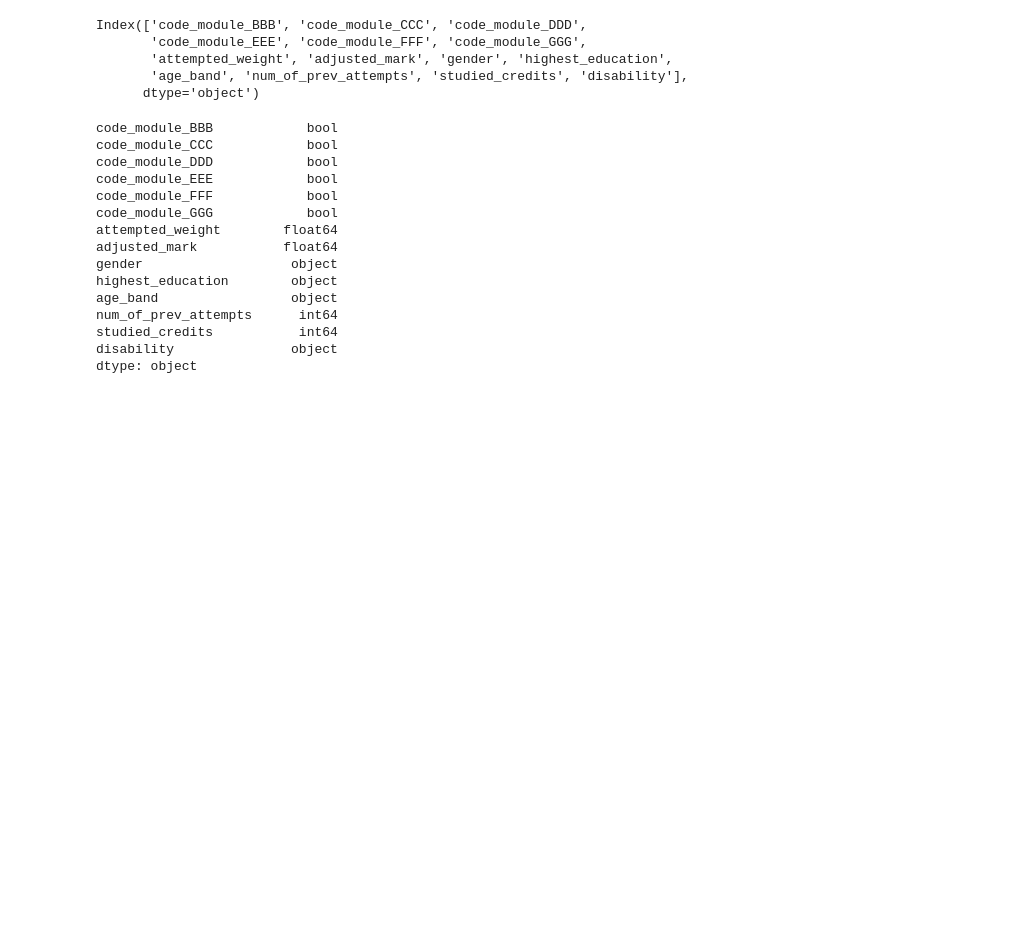
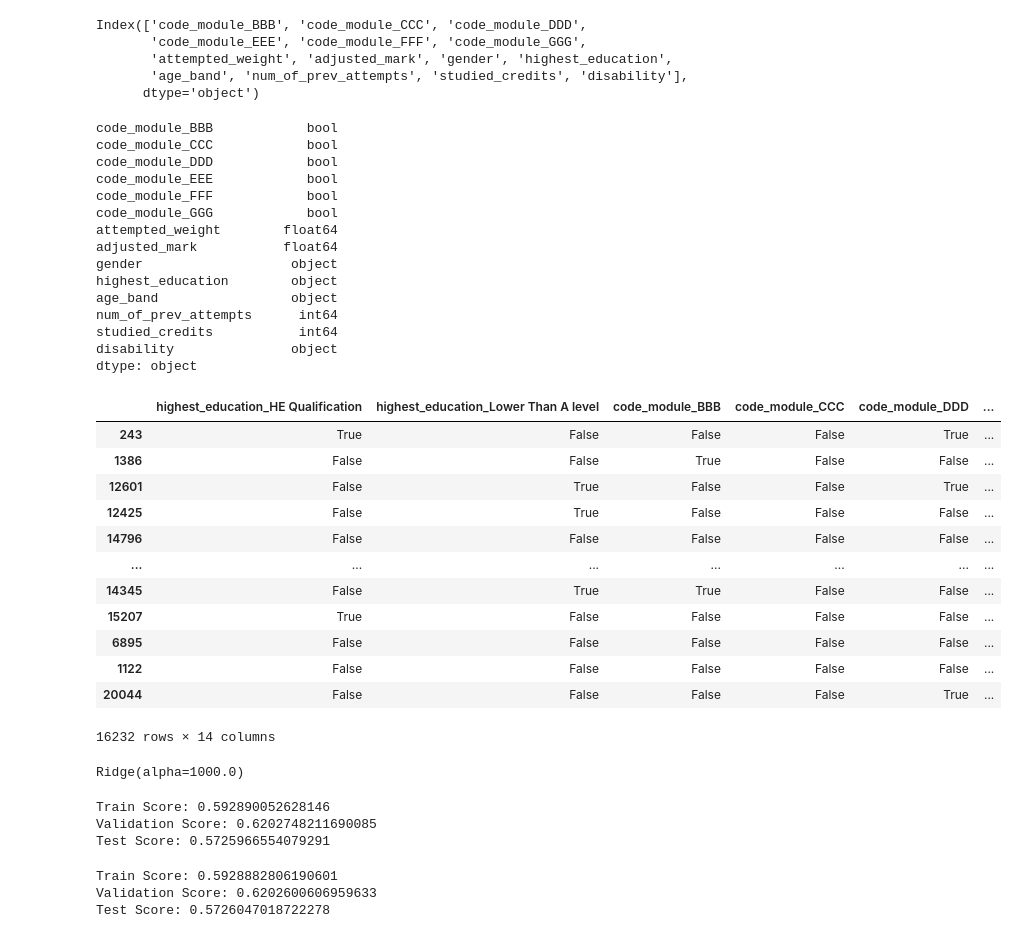
Before and after one commit to unknown-eps/bayesian_project, a Jupyter notebook: regression_task.ipynb, the cells around one changed output. Cells and saved outputs as stored; diff of their text form; code cells hidden in the pictures; blank space fills up the shorter version.

```diff
--- a/regression_task.ipynb
+++ b/regression_task.ipynb
@@ -103,0 +96,16 @@ ordinal_modules = ['attempted_weight','num_of_prev_attempts','studied_credits']
+# %%
+scale_dict = {}
+for col in ordinal_modules:
+    scale_dict[col] = MinMaxScaler()
+    df[col] = scale_dict[col].fit_transform(df[[col]])
+# %%
+df.loc[:,'gender'] = df['gender'].apply(lambda x: 1 if x=='M' else 0)
+df.loc[:,'disability'] = df['disability'].apply(lambda x: 1 if x=='Y' else 0)
+df.loc[:,'age_band'] = df['age_band'].apply(lambda x: 0 if x=='0-35' else 1)
+# %%
+X = df.drop(['adjusted_mark'], axis=1)
+y = df['adjusted_mark']
+# %%
+from sklearn.model_selection import train_test_split
+X_train, X_test, y_train, y_test = train_test_split(X, y, test_size=0.2, random_state=42)
+X_val, X_test, y_val, y_test = train_test_split(X_test, y_test, test_size=0.5, random_state=42)
@@ -103,0 +115,16 @@ ordinal_modules = ['attempted_weight','num_of_prev_attempts','studied_credits']
+# %%
+X_train
+# %% [output]
+|  | highest_education_HE Qualification | highest_education_Lower Than A level | code_module_BBB | code_module_CCC | code_module_DDD | ... |
+| 243 | True | False | False | False | True | ... |
+| 1386 | False | False | True | False | False | ... |
+| 12601 | False | True | False | False | True | ... |
+| 12425 | False | True | False | False | False | ... |
+| 14796 | False | False | False | False | False | ... |
+| ... | ... | ... | ... | ... | ... | ... |
+| 14345 | False | True | True | False | False | ... |
+| 15207 | True | False | False | False | False | ... |
+| 6895 | False | False | False | False | False | ... |
+| 1122 | False | False | False | False | False | ... |
+| 20044 | False | False | False | False | True | ... |
+16232 rows × 14 columns
@@ -103,0 +137,22 @@ ordinal_modules = ['attempted_weight','num_of_prev_attempts','studied_credits']
+# %%
+model1.fit(X_train, y_train)
+model2.fit(X_train, y_train)
+model3.fit(X_train, y_train)
+# %% [output]
+Ridge(alpha=1000.0)
+# %%
+print("Train Score:", model1.score(X_train, y_train))
+print("Validation Score:", model1.score(X_val, y_val))
+print("Test Score:", model1.score(X_test, y_test))
+# %% [output]
+Train Score: 0.592890052628146
+Validation Score: 0.6202748211690085
+Test Score: 0.5725966554079291
+# %%
+print("Train Score:", model2.score(X_train, y_train))
+print("Validation Score:", model2.score(X_val, y_val))
+print("Test Score:", model2.score(X_test, y_test))
+# %% [output]
+Train Score: 0.5928882806190601
+Validation Score: 0.6202600606959633
+Test Score: 0.5726047018722278
```
Also changed, not shown: parts of 13 cells of this notebook.
